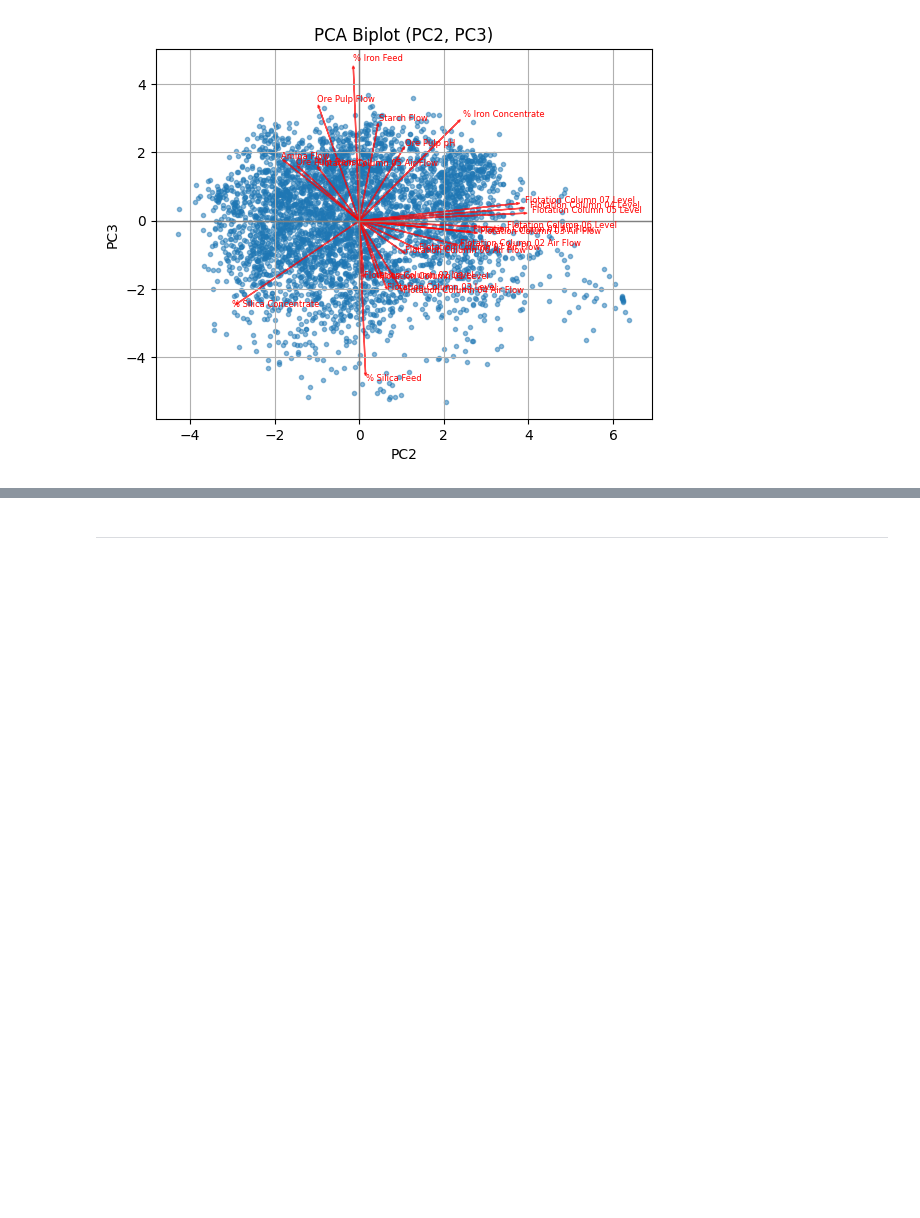
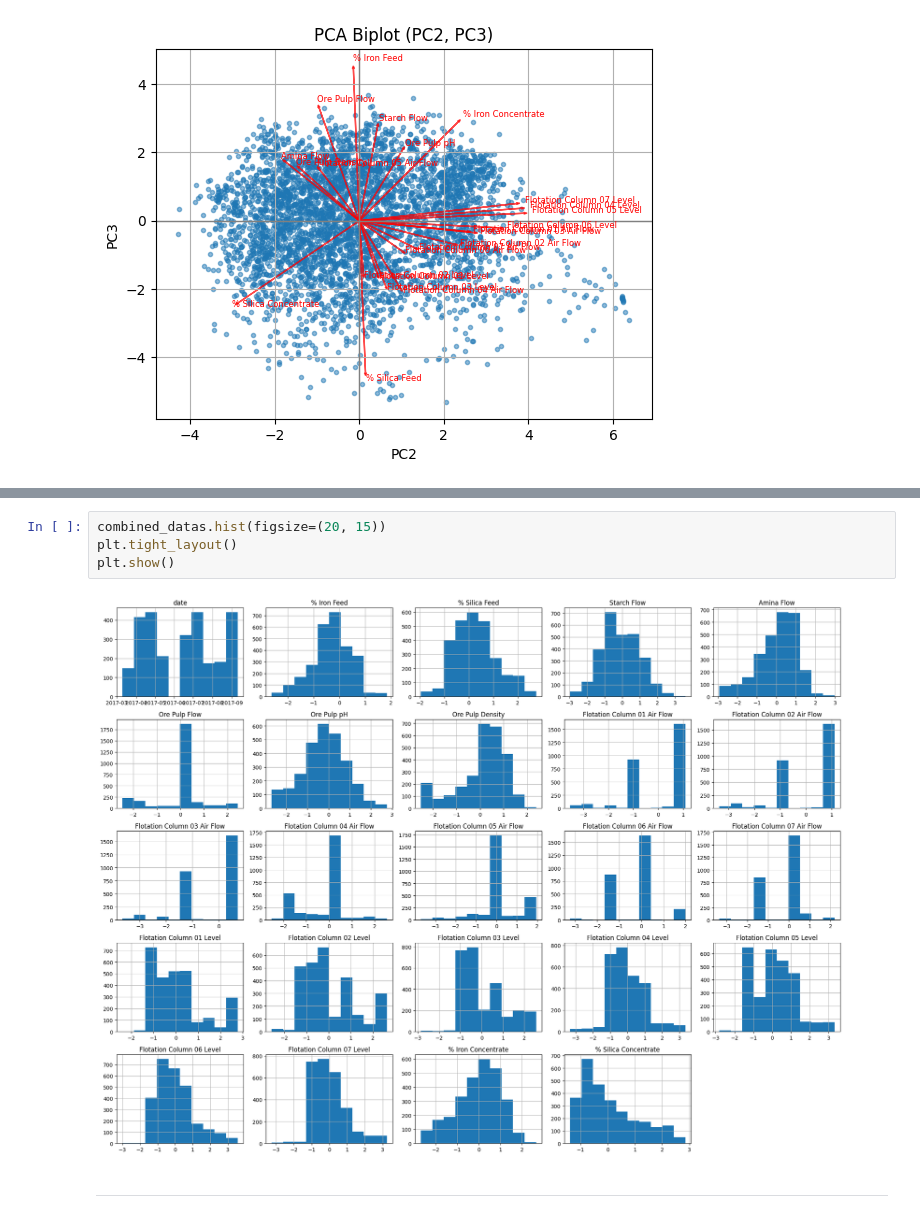
Before and after one commit to EskelinenElias/ADAML-project1, a Jupyter notebook: data_modeling_plan.ipynb, the cells around one changed output, grey strips where cells are left out. Saved outputs shown, nothing was run; the diff lists cells and outputs as text; blank space fills up the shorter version.

```diff
--- a/data_modeling_plan.ipynb
+++ b/data_modeling_plan.ipynb
@@ -198,3 +231,9 @@ for (i, j) in combinations(range(min(num_components, loadings.shape[1])), 2):
+# %%
+combined_datas.hist(figsize=(20, 15))
+plt.tight_layout()
+plt.show()
+# %% [output]
+[figure, added]
 # %% [markdown]
 ---
 # %% [markdown]
```
Also changed, not shown: parts of 3 cells of this notebook.
